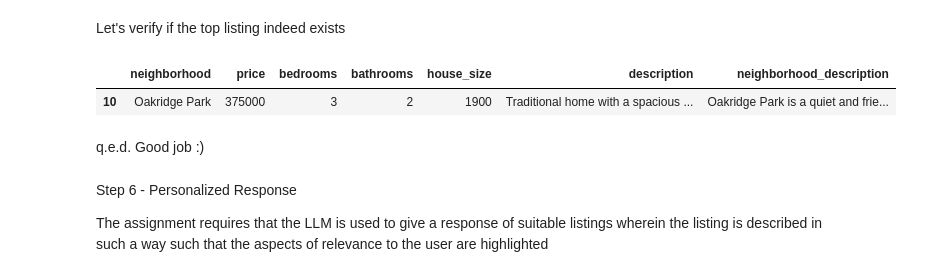
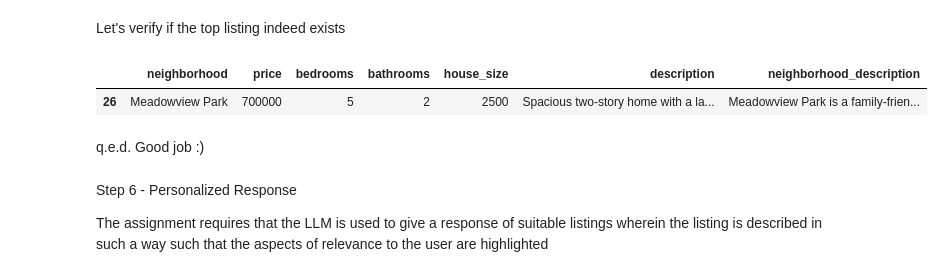
Before and after one commit to TUMAAA/udacity-nano-degree-generative-ai, a Jupyter notebook: project4_personalized_real_estate_agent/HomeMatch.ipynb, the cells around one changed output. Saved outputs shown, nothing was run; the diff lists cells and outputs as text; code cells hidden in the pictures.

```diff
--- a/project4_personalized_real_estate_agent/HomeMatch.ipynb
+++ b/project4_personalized_real_estate_agent/HomeMatch.ipynb
@@ -383,11 +366,11 @@ Let's verify if the top listing indeed exists
 # %%
 import pandas as pd
 df=pd.read_csv("listings.csv")
-filtered_df=df[df["neighborhood"]=="Oakridge Park"]
+filtered_df=df[df["neighborhood"]=="Meadowview Park"]
 filtered_df.head()
 # %% [output]
 |  | neighborhood | price | bedrooms | bathrooms | house_size | description | neighborhood_description |
-| 10 | Oakridge Park | 375000 | 3 | 2 | 1900 | Traditional home with a spacious ... | Oakridge Park is a quiet and frie... |
+| 26 | Meadowview Park | 700000 | 5 | 2 | 2500 | Spacious two-story home with a la... | Meadowview Park is a family-frien... |
 # %% [markdown]
 q.e.d. Good job :)
 # %% [markdown]
```
Also changed, not shown: parts of 30 cells of this notebook, 1 other file.
